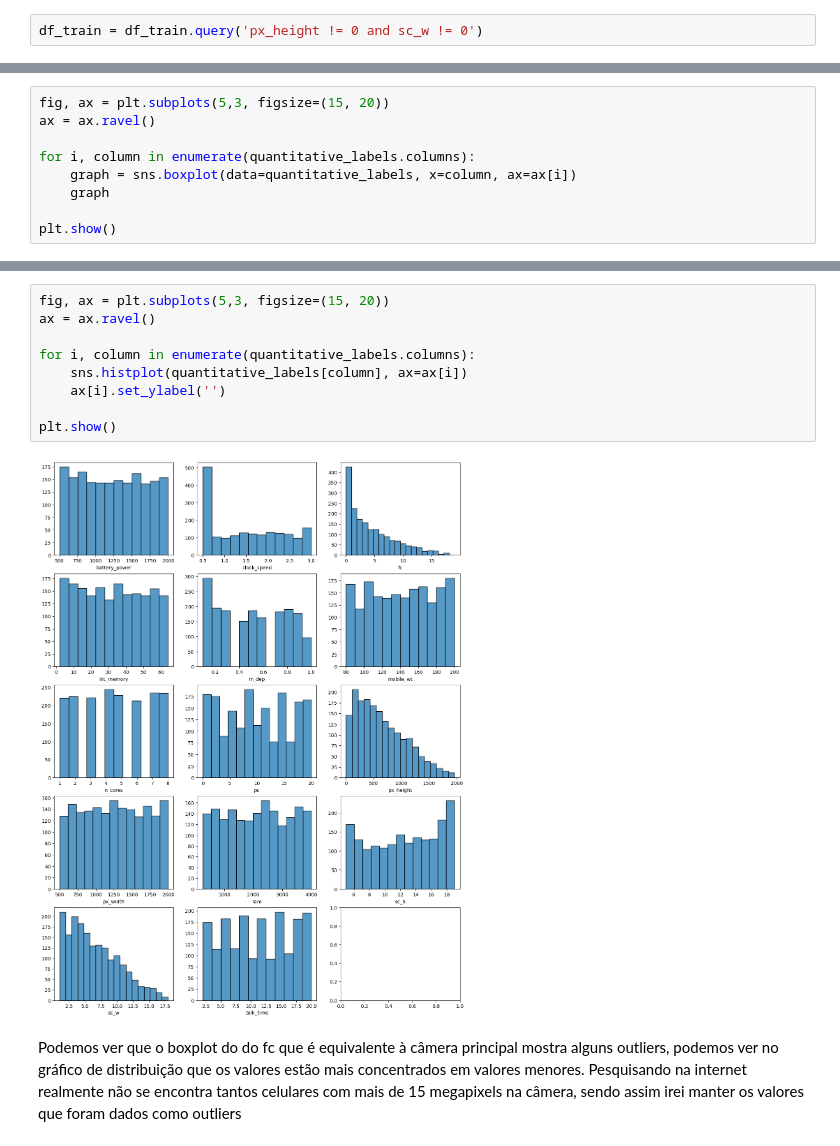
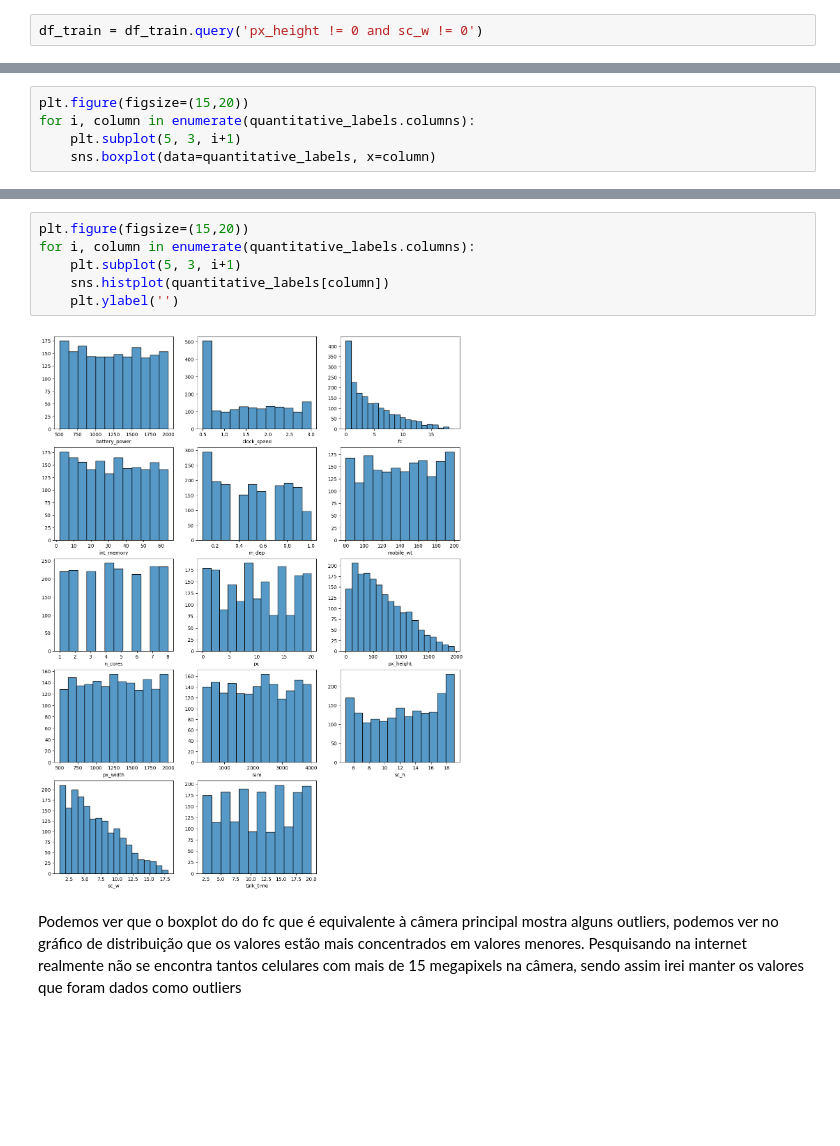
Before and after one commit to Gabriel07201/mobile_price_model_classifier, a Jupyter notebook: main.ipynb, the cells around one changed output, grey strips where cells are left out. Saved outputs shown, nothing was run; the diff lists cells and outputs as text; blank space fills up the shorter version.

```diff
--- a/main.ipynb
+++ b/main.ipynb
@@ -107,12 +107,8 @@ quantitative_labels.describe()
 | 75% | 1611.000000 | 2.200000 | 7.000000 | 48.000000 | 0.800000 | 170.500000 | 7.000000 | 15.000000 | 952.000000 | ... |
 | max | 1998.000000 | 3.000000 | 19.000000 | 64.000000 | 1.000000 | 200.000000 | 8.000000 | 20.000000 | 1960.000000 | ... |
 # %%
-fig, ax = plt.subplots(5,3, figsize=(15, 20))
-ax = ax.ravel()
-
+plt.figure(figsize=(15,20))
 for i, column in enumerate(quantitative_labels.columns):
-    graph = sns.boxplot(data=quantitative_labels, x=column, ax=ax[i])
-    graph
-
-plt.show()
+    plt.subplot(5, 3, i+1)
+    sns.boxplot(data=quantitative_labels, x=column)
 # %% [output]
@@ -120,14 +116,11 @@ plt.show()
 # %%
-fig, ax = plt.subplots(5,3, figsize=(15, 20))
-ax = ax.ravel()
-
+plt.figure(figsize=(15,20))
 for i, column in enumerate(quantitative_labels.columns):
-    sns.histplot(quantitative_labels[column], ax=ax[i])
-    ax[i].set_ylabel('')
-
-plt.show()
+    plt.subplot(5, 3, i+1)
+    sns.histplot(quantitative_labels[column])
+    plt.ylabel('')
 # %% [output]
-[figure, old version]
+[figure, new version]
 # %% [markdown]
 Podemos ver que o boxplot do do fc que é equivalente à câmera principal mostra alguns outliers, podemos ver no gráfico de distribuição que os valores estão mais concentrados em valores menores. Pesquisando na internet realmente não se encontra tantos celulares com mais de 15 megapixels na câmera, sendo assim irei manter os valores que foram dados como outliers
 # %%
```
Also changed, not shown: parts of 5 cells of this notebook.
